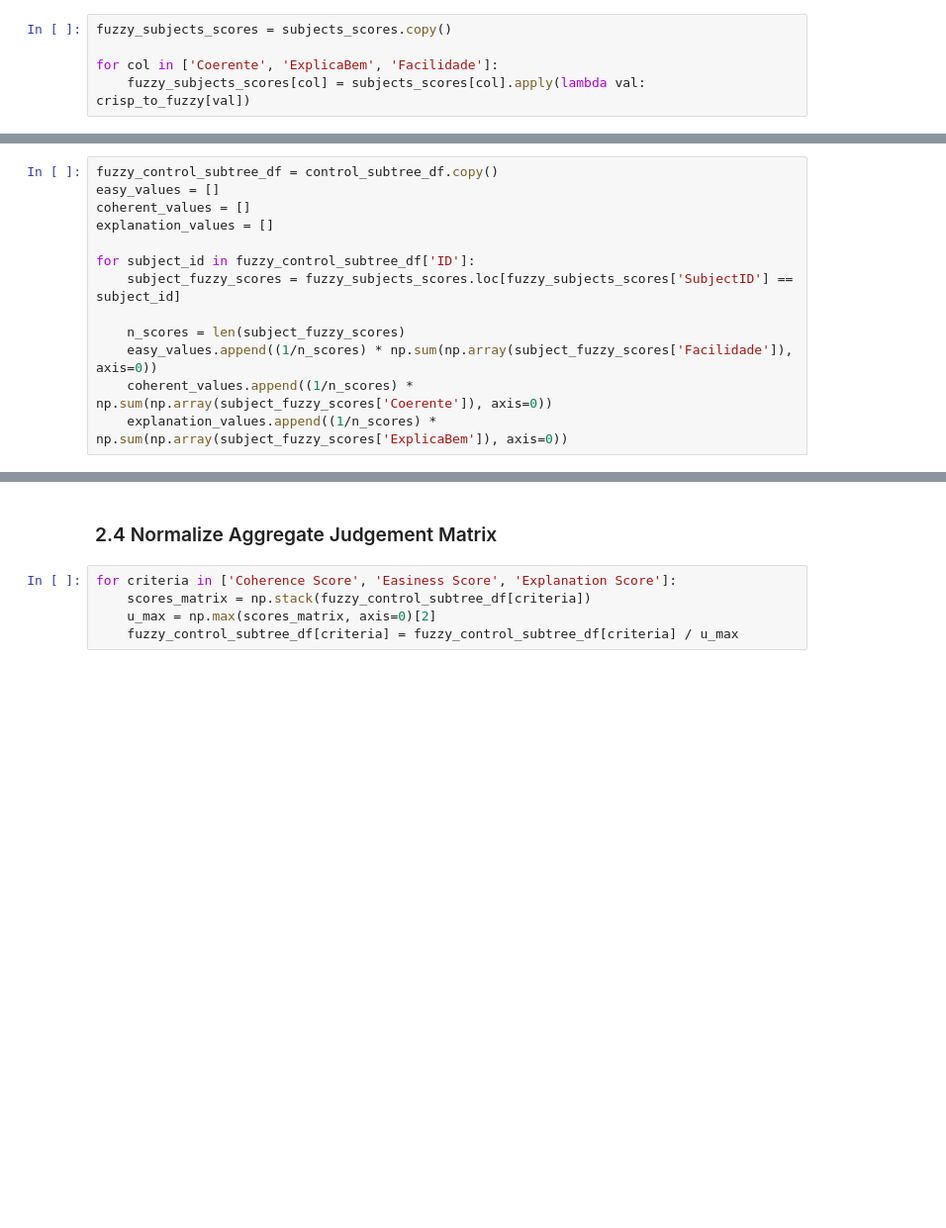
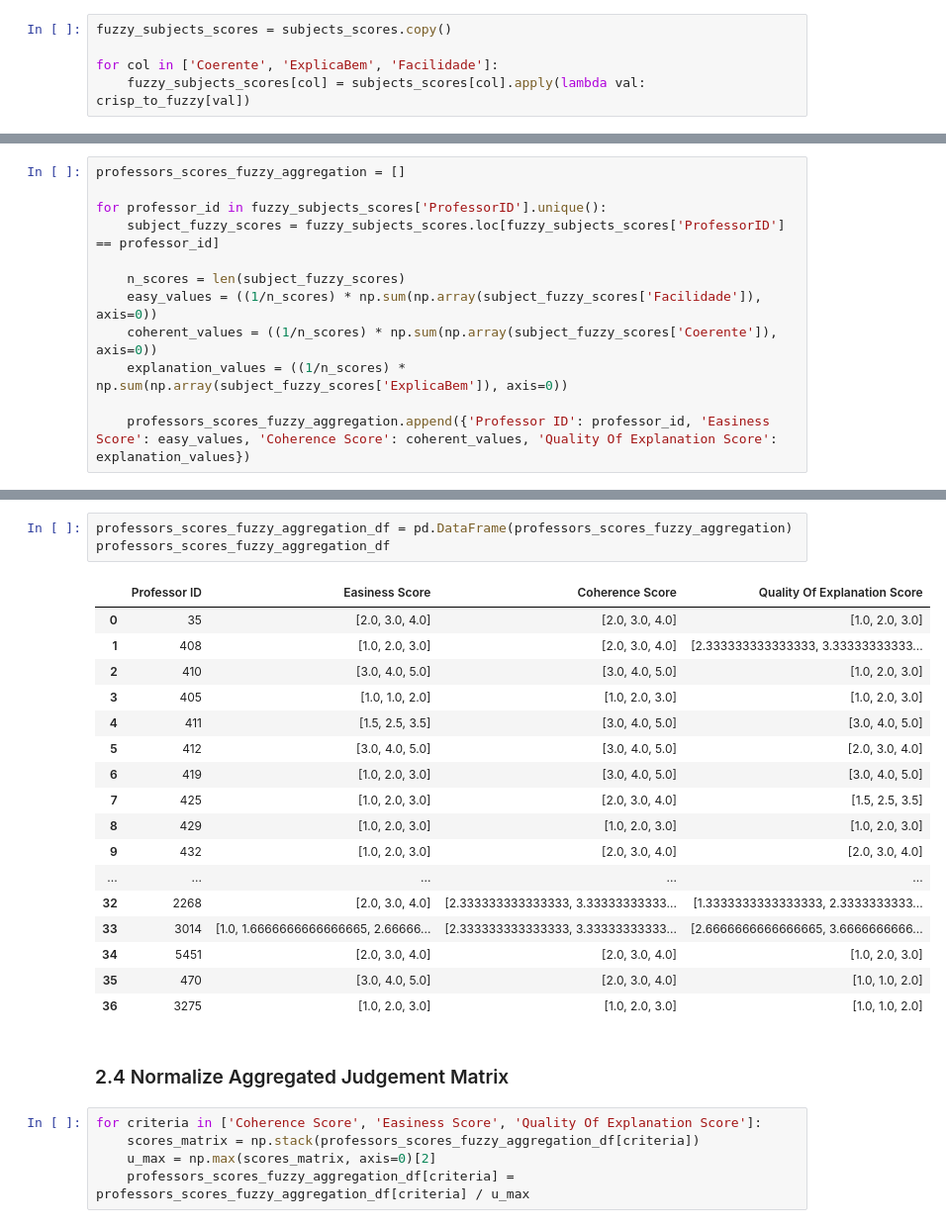
Before and after one commit to Pedro4064/MCDM-Fuzzy---GDE, a Jupyter notebook: src/fuzzy_analysis.ipynb, the cells around one changed output, grey strips where cells are left out. Shown at 99% size. Saved outputs shown, nothing was run; the diff lists cells and outputs as text; blank space fills up the shorter version.

Commit message:
[IMPLEMENTED] Necessary changes for Fuzzy TOPSIS regarding professors rather than subjects

```diff
--- a/src/fuzzy_analysis.ipynb
+++ b/src/fuzzy_analysis.ipynb
@@ -67,13 +115,12 @@ fuzzy_subjects_scores
 # %%
-fuzzy_control_subtree_df = control_subtree_df.copy()
-easy_values = []
-coherent_values = []
-explanation_values = []
+professors_scores_fuzzy_aggregation = []
 
-for subject_id in fuzzy_control_subtree_df['ID']:
-    subject_fuzzy_scores = fuzzy_subjects_scores.loc[fuzzy_subjects_scores['SubjectID'] == subject_id]
+for professor_id in fuzzy_subjects_scores['ProfessorID'].unique():
+    subject_fuzzy_scores = fuzzy_subjects_scores.loc[fuzzy_subjects_scores['ProfessorID'] == professor_id]
 
     n_scores = len(subject_fuzzy_scores)
-    easy_values.append((1/n_scores) * np.sum(np.array(subject_fuzzy_scores['Facilidade']), axis=0))
-    coherent_values.append((1/n_scores) * np.sum(np.array(subject_fuzzy_scores['Coerente']), axis=0))
-    explanation_values.append((1/n_scores) * np.sum(np.array(subject_fuzzy_scores['ExplicaBem']), axis=0))
+    easy_values = ((1/n_scores) * np.sum(np.array(subject_fuzzy_scores['Facilidade']), axis=0))
+    coherent_values = ((1/n_scores) * np.sum(np.array(subject_fuzzy_scores['Coerente']), axis=0))
+    explanation_values = ((1/n_scores) * np.sum(np.array(subject_fuzzy_scores['ExplicaBem']), axis=0))
+
+    professors_scores_fuzzy_aggregation.append({'Professor ID': professor_id, 'Easiness Score': easy_values, 'Coherence Score': coherent_values, 'Quality Of Explanation Score': explanation_values})
@@ -97,7 +127,28 @@ fuzzy_control_subtree_df
+# %%
+professors_scores_fuzzy_aggregation_df = pd.DataFrame(professors_scores_fuzzy_aggregation)
+professors_scores_fuzzy_aggregation_df
+# %% [output]
+|  | Professor ID | Easiness Score | Coherence Score | Quality Of Explanation Score |
+| 0 | 35 | [2.0, 3.0, 4.0] | [2.0, 3.0, 4.0] | [1.0, 2.0, 3.0] |
+| 1 | 408 | [1.0, 2.0, 3.0] | [2.0, 3.0, 4.0] | [2.333333333333333, 3.33333333333... |
+| 2 | 410 | [3.0, 4.0, 5.0] | [3.0, 4.0, 5.0] | [1.0, 2.0, 3.0] |
+| 3 | 405 | [1.0, 1.0, 2.0] | [1.0, 2.0, 3.0] | [1.0, 2.0, 3.0] |
+| 4 | 411 | [1.5, 2.5, 3.5] | [3.0, 4.0, 5.0] | [3.0, 4.0, 5.0] |
+| 5 | 412 | [3.0, 4.0, 5.0] | [3.0, 4.0, 5.0] | [2.0, 3.0, 4.0] |
+| 6 | 419 | [1.0, 2.0, 3.0] | [3.0, 4.0, 5.0] | [3.0, 4.0, 5.0] |
+| 7 | 425 | [1.0, 2.0, 3.0] | [2.0, 3.0, 4.0] | [1.5, 2.5, 3.5] |
+| 8 | 429 | [1.0, 2.0, 3.0] | [1.0, 2.0, 3.0] | [1.0, 2.0, 3.0] |
+| 9 | 432 | [1.0, 2.0, 3.0] | [2.0, 3.0, 4.0] | [2.0, 3.0, 4.0] |
+| ... | ... | ... | ... | ... |
+| 32 | 2268 | [2.0, 3.0, 4.0] | [2.333333333333333, 3.33333333333... | [1.3333333333333333, 2.3333333333... |
+| 33 | 3014 | [1.0, 1.6666666666666665, 2.66666... | [2.333333333333333, 3.33333333333... | [2.6666666666666665, 3.6666666666... |
+| 34 | 5451 | [2.0, 3.0, 4.0] | [2.0, 3.0, 4.0] | [1.0, 2.0, 3.0] |
+| 35 | 470 | [3.0, 4.0, 5.0] | [2.0, 3.0, 4.0] | [1.0, 1.0, 2.0] |
+| 36 | 3275 | [1.0, 2.0, 3.0] | [1.0, 2.0, 3.0] | [1.0, 1.0, 2.0] |
 # %% [markdown]
-### 2.4 Normalize Aggregate Judgement Matrix
+### 2.4 Normalize Aggregated Judgement Matrix
 # %%
-for criteria in ['Coherence Score', 'Easiness Score', 'Explanation Score']:
-    scores_matrix = np.stack(fuzzy_control_subtree_df[criteria])
+for criteria in ['Coherence Score', 'Easiness Score', 'Quality Of Explanation Score']:
+    scores_matrix = np.stack(professors_scores_fuzzy_aggregation_df[criteria])
     u_max = np.max(scores_matrix, axis=0)[2]
-    fuzzy_control_subtree_df[criteria] = fuzzy_control_subtree_df[criteria] / u_max
+    professors_scores_fuzzy_aggregation_df[criteria] = professors_scores_fuzzy_aggregation_df[criteria] / u_max
```
Also changed, not shown: parts of 11 cells of this notebook.
